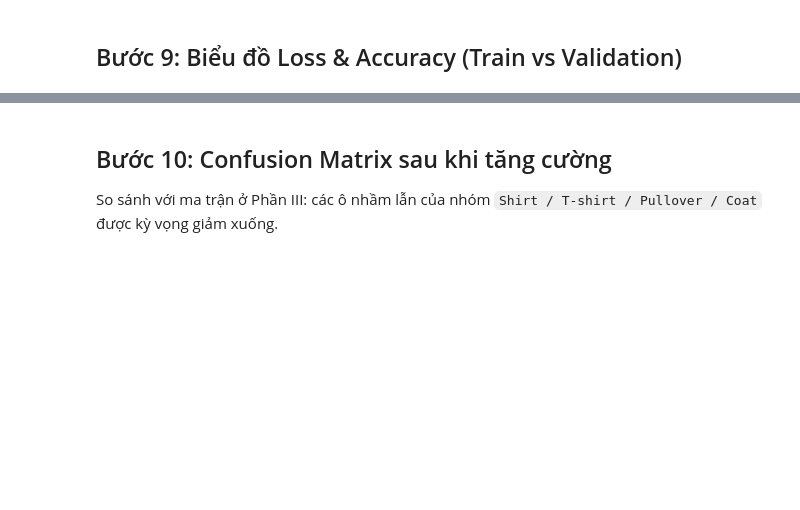
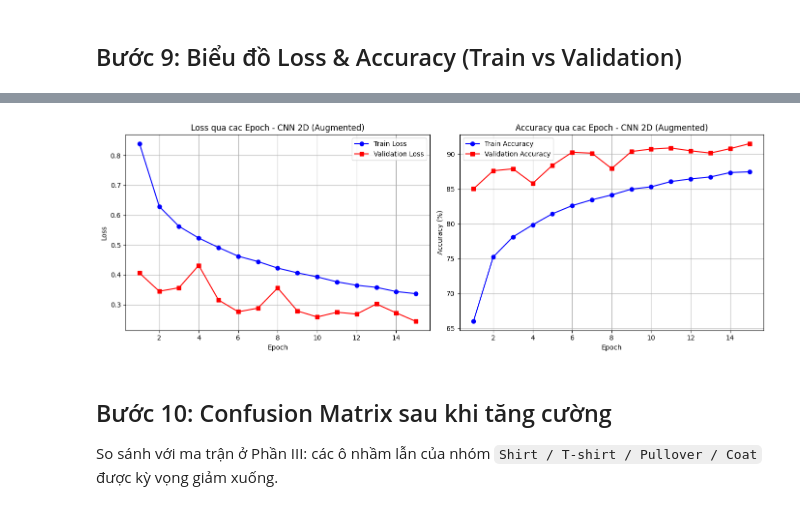
Before and after one commit to AnNamLucCuu/clothes_recognition, a Jupyter notebook: s4_Augmentation_Retrain.ipynb, the cells around one changed output, grey strips where cells are left out. Saved outputs shown, nothing was run; the diff lists cells and outputs as text; code cells hidden in the pictures; blank space fills up the shorter version.

```diff
--- a/s4_Augmentation_Retrain.ipynb
+++ b/s4_Augmentation_Retrain.ipynb
@@ -226,7 +247,7 @@ def evaluate(model, dataloader, criterion, device):
     return running_loss / total, correct / total
 
 
-def fit_model(model, train_loader, val_loader, epochs=15, lr=0.001, weight_decay=1e-4):
+def fit_model(model, train_loader, val_loader, epochs=10, lr=0.001, weight_decay=1e-4):
     device = torch.device("cuda" if torch.cuda.is_available() else "cpu")
     print(f"Training on device: {device}")
     model = model.to(device)
@@ -269,0 +305,5 @@ history, train_time, best_val_acc = fit_model(model, train_loader, valid_loader,
+# %%
+print("--- Thu lai voi 15 epochs ---")
+model = CNN2D()
+history, train_time, best_val_acc = fit_model(model, train_loader, valid_loader,
+                                              epochs=15, lr=0.001, weight_decay=1e-4)
@@ -324,3 +422,30 @@ plt.show()
+# %%
+epochs_range = range(1, len(history['train_loss']) + 1)
+
+plt.figure(figsize=(14, 5))
+
+plt.subplot(1, 2, 1)
+plt.plot(epochs_range, history['train_loss'], 'b-o', label='Train Loss')
+plt.plot(epochs_range, history['val_loss'], 'r-s', label='Validation Loss')
+plt.title('Loss qua cac Epoch - CNN 2D (Augmented)')
+plt.xlabel('Epoch')
+plt.ylabel('Loss')
+plt.legend()
+plt.grid(True)
+
+plt.subplot(1, 2, 2)
+plt.plot(epochs_range, [a*100 for a in history['train_acc']], 'b-o', label='Train Accuracy')
+plt.plot(epochs_range, [a*100 for a in history['val_acc']], 'r-s', label='Validation Accuracy')
+plt.title('Accuracy qua cac Epoch - CNN 2D (Augmented)')
+plt.xlabel('Epoch')
+plt.ylabel('Accuracy (%)')
+plt.legend()
+plt.grid(True)
+
+plt.tight_layout()
+plt.show()
+# %% [output]
+[figure, added]
 # %% [markdown]
 ## Bước 10: Confusion Matrix sau khi tăng cường
 So sánh với ma trận ở Phần III: các ô nhầm lẫn của nhóm `Shirt / T-shirt / Pullover / Coat` được kỳ vọng giảm xuống.
```
Also changed, not shown: parts of 19 cells of this notebook.
